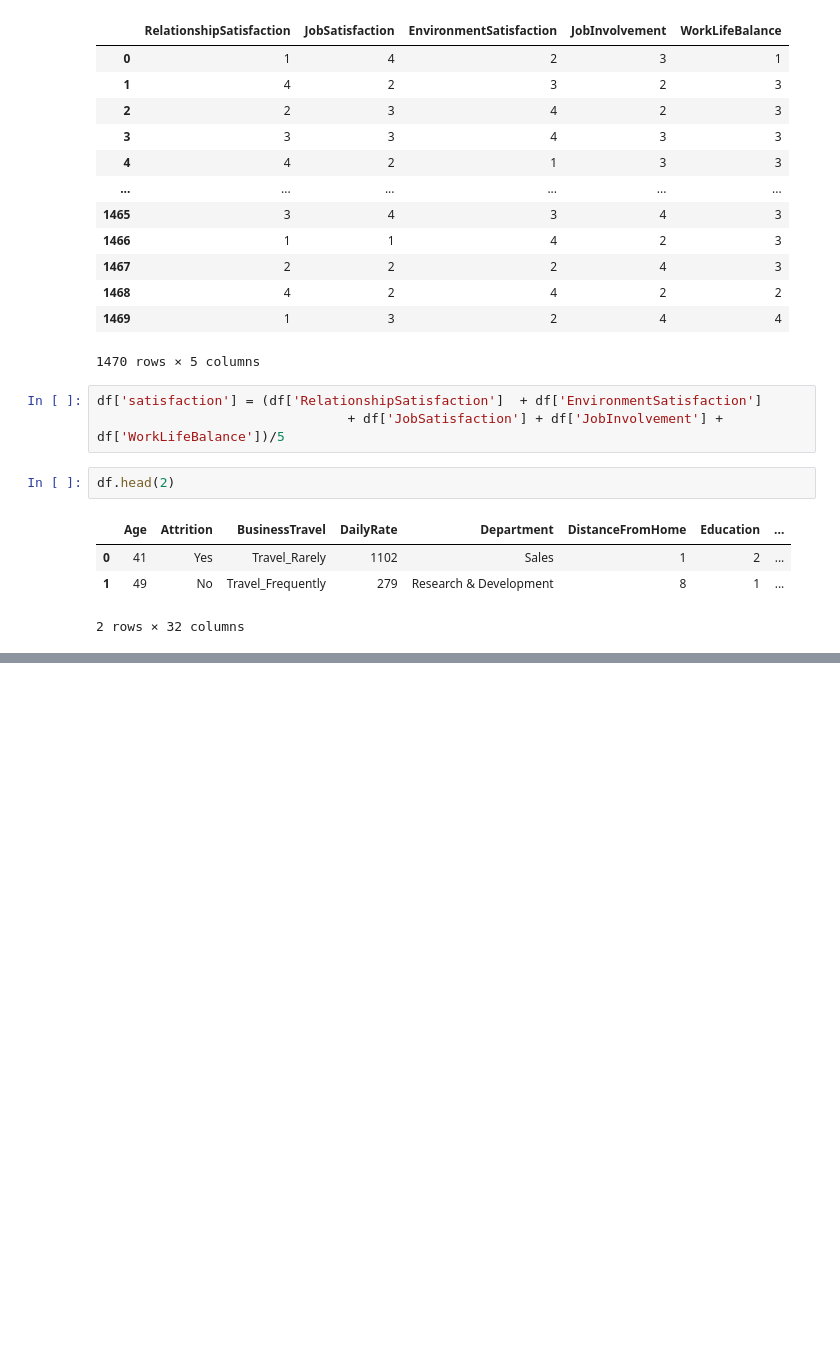
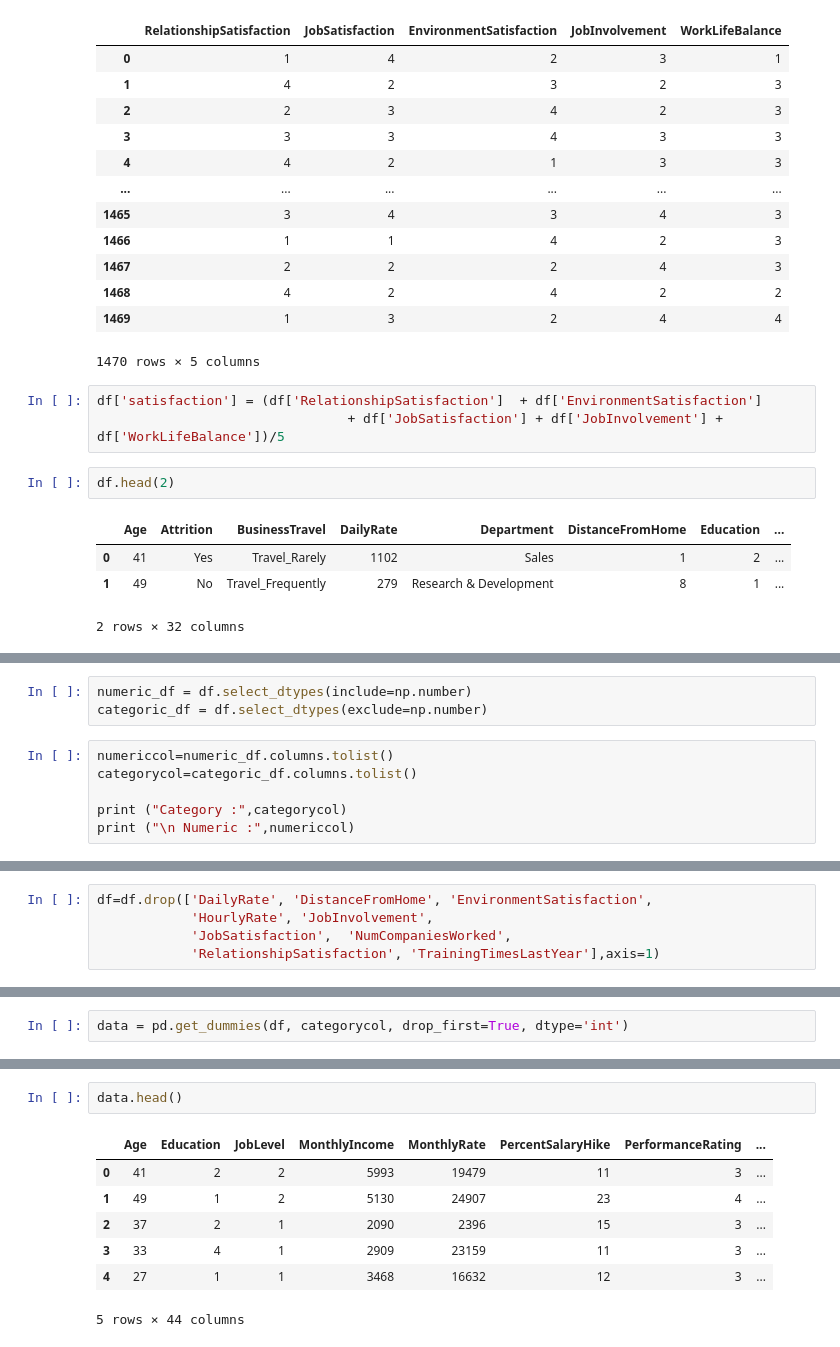
Before and after one commit to arunavn/data-science-with-python, a Jupyter notebook: feature_engineering/feature_engineering.ipynb, the cells around one changed output, grey strips where cells are left out. Cells and saved outputs as stored; diff of their text form; blank space fills up the shorter version.

```diff
--- a/feature_engineering/feature_engineering.ipynb
+++ b/feature_engineering/feature_engineering.ipynb
@@ -302,0 +389,9 @@ df['satisfaction_flag'] = df.apply(lambda df: is_satisfied(df), axis = 1)
+# %%
+numeric_df = df.select_dtypes(include=np.number)
+categoric_df = df.select_dtypes(exclude=np.number)
+# %%
+numericcol=numeric_df.columns.tolist()
+categorycol=categoric_df.columns.tolist()
+
+print ("Category :",categorycol)
+print ("\n Numeric :",numericcol)
@@ -302,0 +402,5 @@ df['satisfaction_flag'] = df.apply(lambda df: is_satisfied(df), axis = 1)
+# %%
+df=df.drop(['DailyRate', 'DistanceFromHome', 'EnvironmentSatisfaction',
+            'HourlyRate', 'JobInvolvement',
+            'JobSatisfaction',  'NumCompaniesWorked',
+            'RelationshipSatisfaction', 'TrainingTimesLastYear'],axis=1)
@@ -302,0 +411,2 @@ df['satisfaction_flag'] = df.apply(lambda df: is_satisfied(df), axis = 1)
+# %%
+data = pd.get_dummies(df, categorycol, drop_first=True, dtype='int')
@@ -302,0 +436,10 @@ df['satisfaction_flag'] = df.apply(lambda df: is_satisfied(df), axis = 1)
+# %%
+data.head()
+# %% [output]
+|  | Age | Education | JobLevel | MonthlyIncome | MonthlyRate | PercentSalaryHike | PerformanceRating | ... |
+| 0 | 41 | 2 | 2 | 5993 | 19479 | 11 | 3 | ... |
+| 1 | 49 | 1 | 2 | 5130 | 24907 | 23 | 4 | ... |
+| 2 | 37 | 2 | 1 | 2090 | 2396 | 15 | 3 | ... |
+| 3 | 33 | 4 | 1 | 2909 | 23159 | 11 | 3 | ... |
+| 4 | 27 | 1 | 1 | 3468 | 16632 | 12 | 3 | ... |
+5 rows × 44 columns
```
Also changed, not shown: parts of 9 cells of this notebook.
